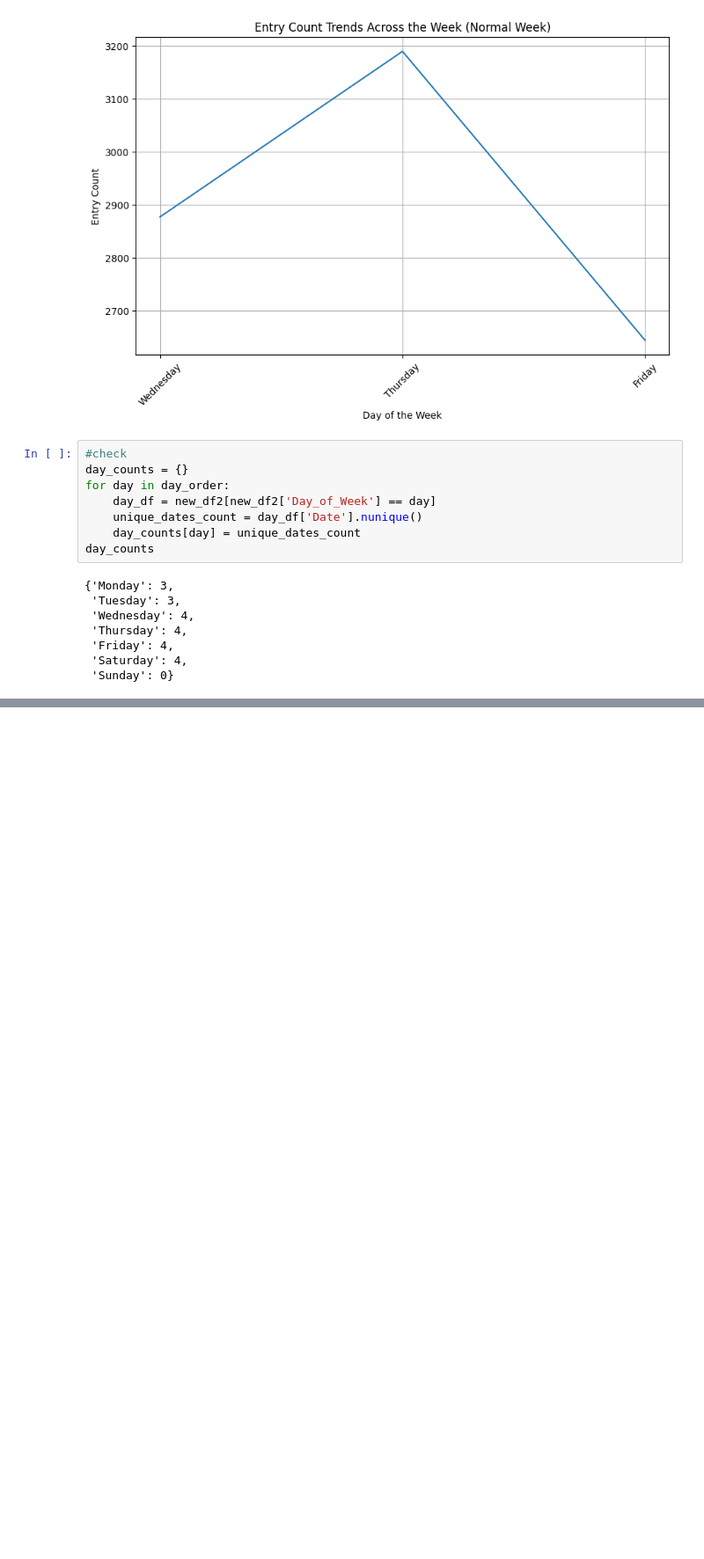
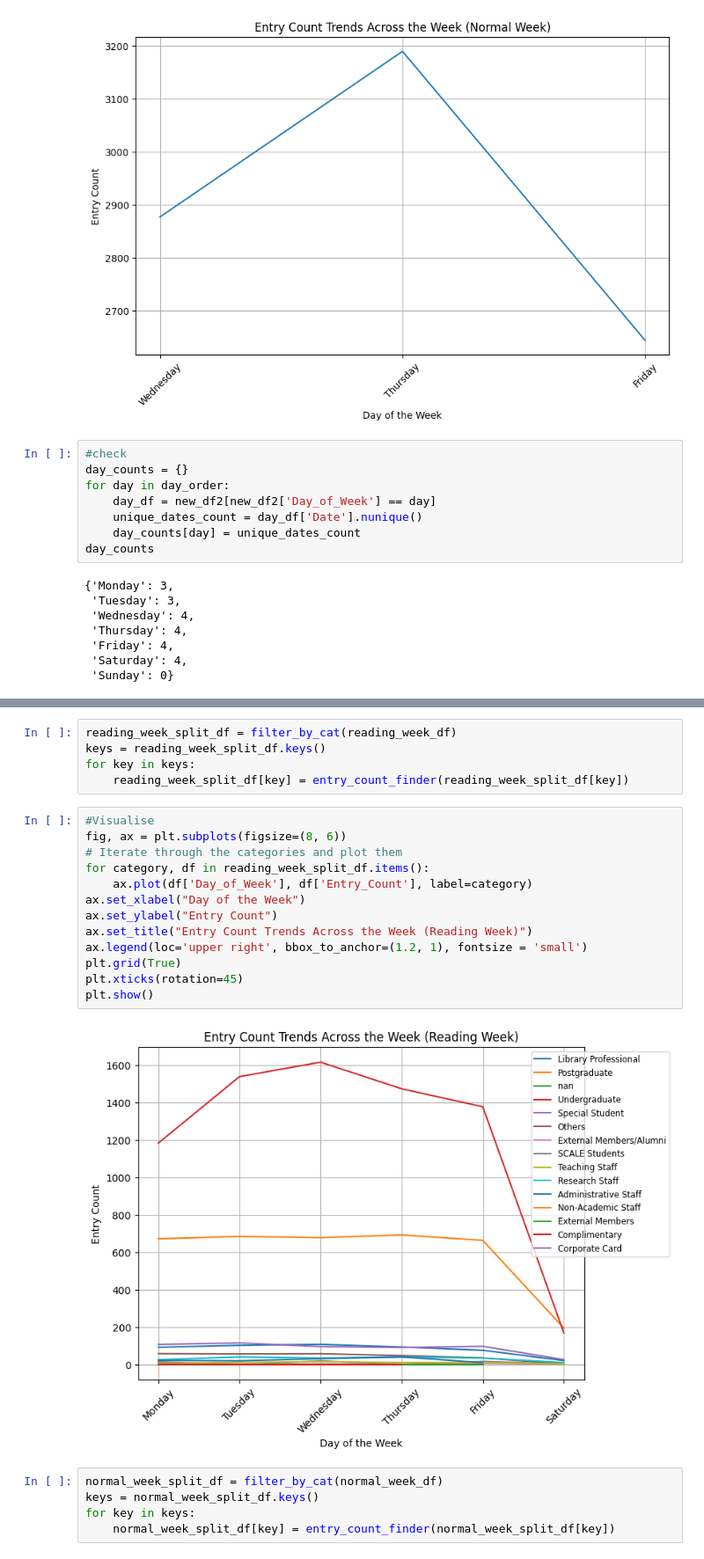
Before and after one commit to chriskbs/DSA3101, a Jupyter notebook: notebooks/eda2.ipynb, the cells around one changed output, grey strips where cells are left out. Shown at 88% size. Drawn from its saved outputs; the diff is of its cells as text; blank space fills up the shorter version.

```diff
--- a/notebooks/eda2.ipynb
+++ b/notebooks/eda2.ipynb
@@ -339,0 +370,25 @@ plt.show()
+# %%
+reading_week_split_df = filter_by_cat(reading_week_df)
+keys = reading_week_split_df.keys()
+for key in keys:
+    reading_week_split_df[key] = entry_count_finder(reading_week_split_df[key])
+# %%
+#Visualise
+fig, ax = plt.subplots(figsize=(8, 6))
+# Iterate through the categories and plot them
+for category, df in reading_week_split_df.items():
+    ax.plot(df['Day_of_Week'], df['Entry_Count'], label=category)
+ax.set_xlabel("Day of the Week")
+ax.set_ylabel("Entry Count")
+ax.set_title("Entry Count Trends Across the Week (Reading Week)")
+ax.legend(loc='upper right', bbox_to_anchor=(1.2, 1), fontsize = 'small')
+plt.grid(True)
+plt.xticks(rotation=45)
+plt.show()
+# %% [output]
+[figure, added]
+# %%
+normal_week_split_df = filter_by_cat(normal_week_df)
+keys = normal_week_split_df.keys()
+for key in keys:
+    normal_week_split_df[key] = entry_count_finder(normal_week_split_df[key])
```
Also changed, not shown: parts of 25 cells of this notebook.
